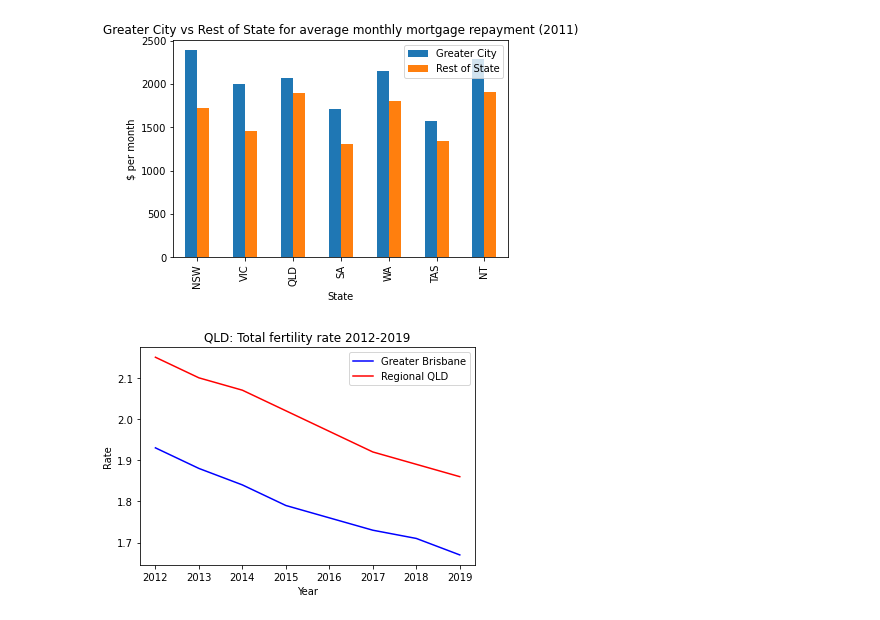
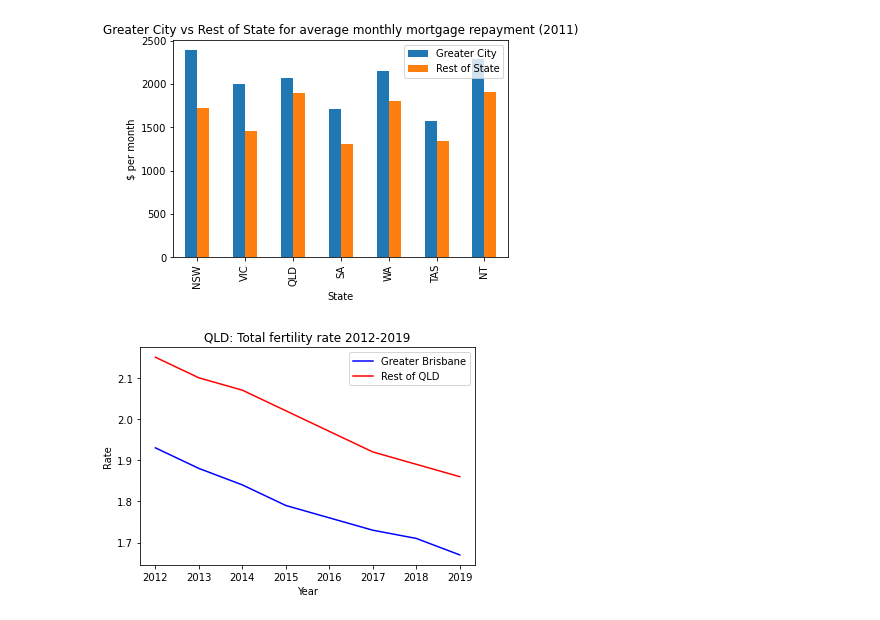
Before and after one commit to NathanJPotter/Team-Project-1, a Jupyter notebook: Project 1.ipynb, the cells around one changed output. Cells and saved outputs as stored; diff of their text form; code cells hidden in the pictures.

```diff
--- a/Project 1.ipynb
+++ b/Project 1.ipynb
@@ -798,13 +798,13 @@ Text(0, 0.5, '$ per month')
 # %%
 # Plot otal fertility rate
 
 plt.plot(birth_data_bris_df["Year"], birth_data_bris_df["Total fertility rate"], color = 'b', label = "Greater Brisbane")
-plt.plot(birth_data_qld_df["Year"], birth_data_qld_df["Total fertility rate"], color = 'r', label = "Regional QLD")
+plt.plot(birth_data_qld_df["Year"], birth_data_qld_df["Total fertility rate"], color = 'r', label = "Rest of QLD")
 plt.title("QLD: Total fertility rate 2012-2019")
 plt.xlabel("Year")
 plt.ylabel("Rate")
 plt.legend()
 # plt.show()
 plt.savefig('graph-images/QLD Total fertility rate.png')
 # %% [output]
-[figure, old version]
+[figure, new version]
```
Also changed, not shown: 1 other file.
